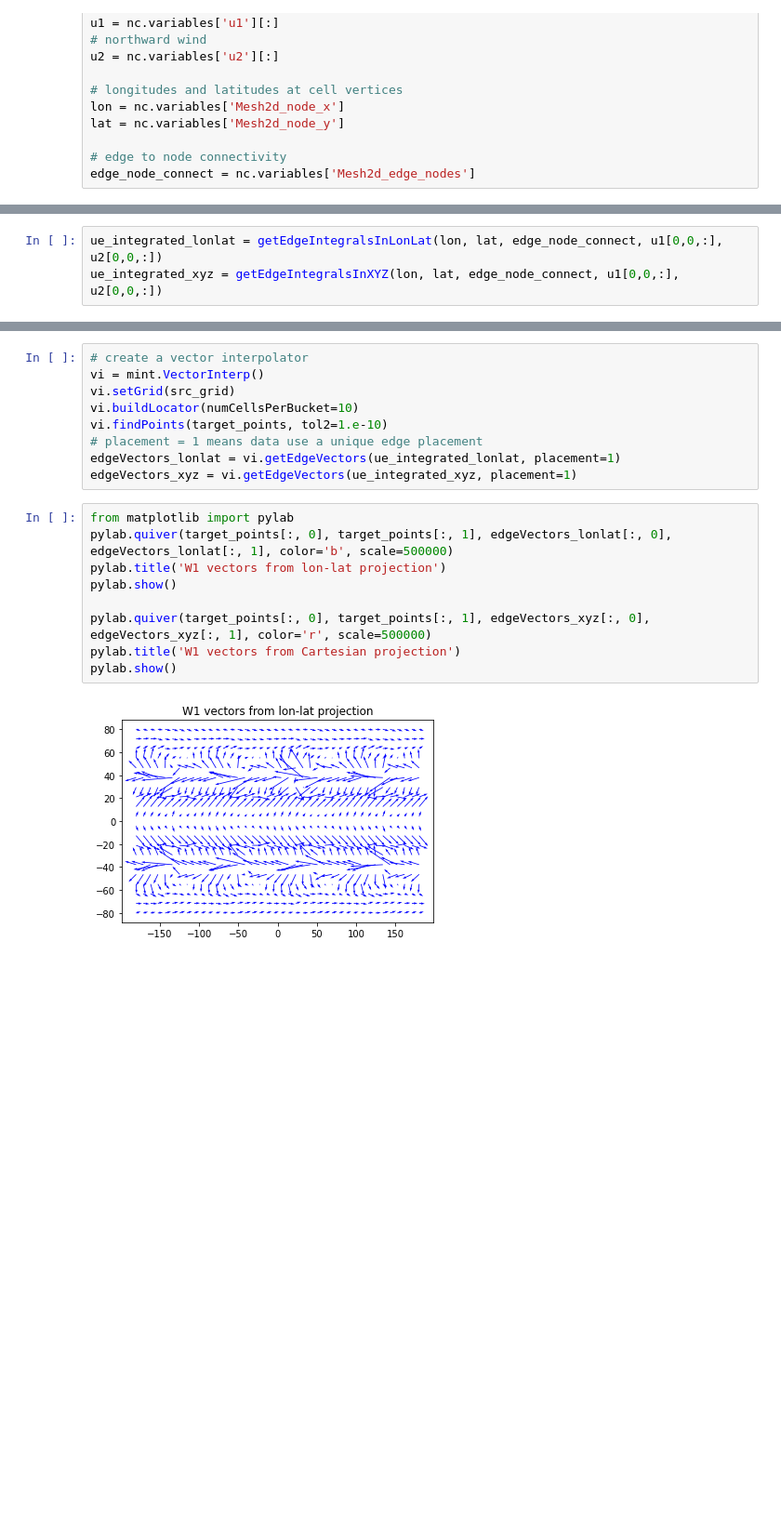
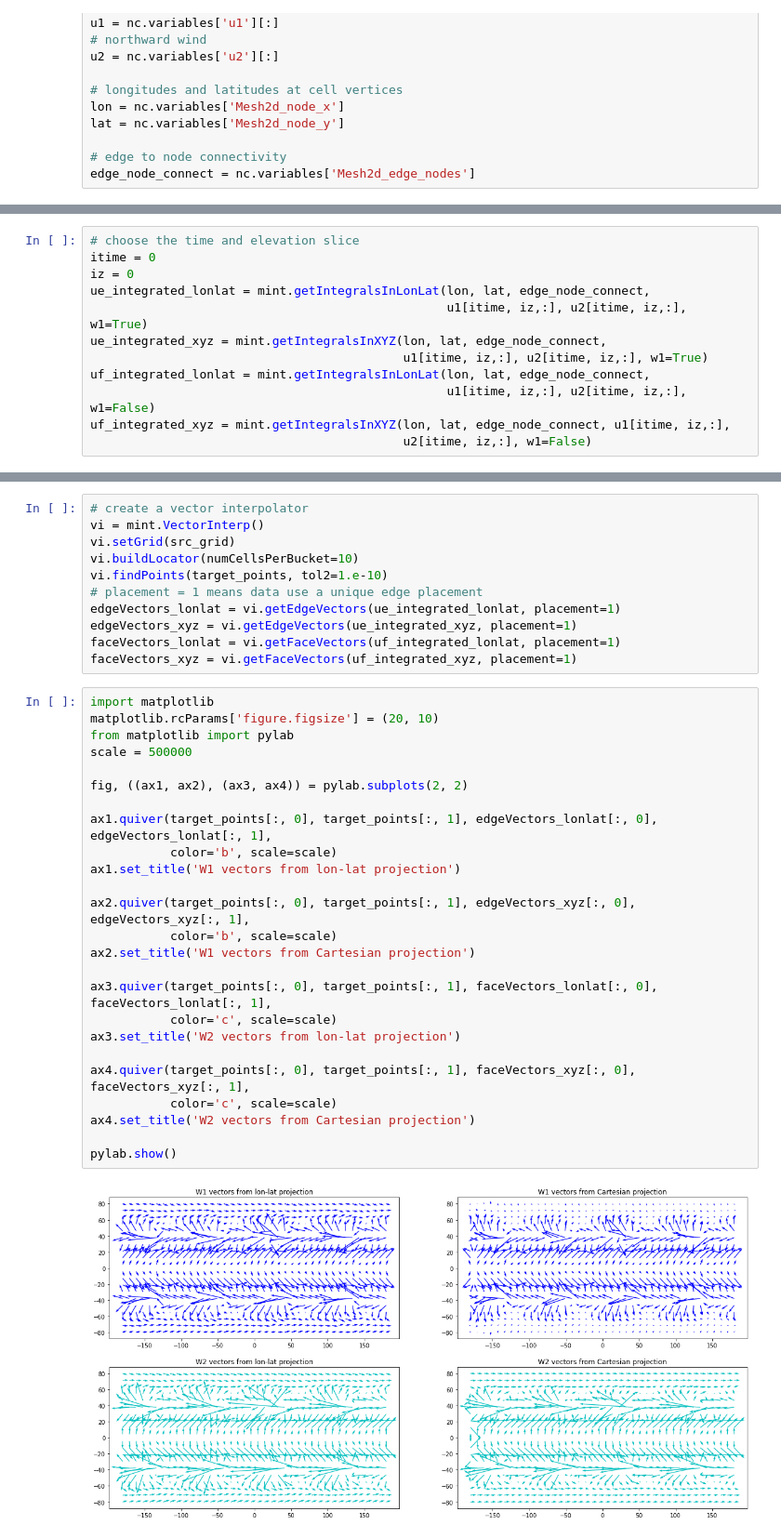
Before and after one commit to pletzer/mint, a Jupyter notebook: mint/notebooks/interpVectorField.ipynb, the cells around one changed output, grey strips where cells are left out. Shown: that part at 93% size. Cells and saved outputs as stored; diff of their text form; blank space fills up the shorter version.

Commit message:
moving getIntegrals methods to mint

```diff
--- a/mint/notebooks/interpVectorField.ipynb
+++ b/mint/notebooks/interpVectorField.ipynb
@@ -128,3 +53,12 @@ def getIntegralsInXYZ(lon, lat, edge_node_connect, u1, u2, edge=True):
 # %%
-ue_integrated_lonlat = getEdgeIntegralsInLonLat(lon, lat, edge_node_connect, u1[0,0,:], u2[0,0,:])
-ue_integrated_xyz = getEdgeIntegralsInXYZ(lon, lat, edge_node_connect, u1[0,0,:], u2[0,0,:])
+# choose the time and elevation slice
+itime = 0
+iz = 0
+ue_integrated_lonlat = mint.getIntegralsInLonLat(lon, lat, edge_node_connect,
+                                                 u1[itime, iz,:], u2[itime, iz,:], w1=True)
+ue_integrated_xyz = mint.getIntegralsInXYZ(lon, lat, edge_node_connect,
+                                           u1[itime, iz,:], u2[itime, iz,:], w1=True)
+uf_integrated_lonlat = mint.getIntegralsInLonLat(lon, lat, edge_node_connect,
+                                                 u1[itime, iz,:], u2[itime, iz,:], w1=False)
+uf_integrated_xyz = mint.getIntegralsInXYZ(lon, lat, edge_node_connect, u1[itime, iz,:],
+                                           u2[itime, iz,:], w1=False)
@@ -144,14 +81,32 @@ vi.findPoints(target_points, tol2=1.e-10)
 # placement = 1 means data use a unique edge placement
 edgeVectors_lonlat = vi.getEdgeVectors(ue_integrated_lonlat, placement=1)
 edgeVectors_xyz = vi.getEdgeVectors(ue_integrated_xyz, placement=1)
+faceVectors_lonlat = vi.getFaceVectors(uf_integrated_lonlat, placement=1)
+faceVectors_xyz = vi.getFaceVectors(uf_integrated_xyz, placement=1)
 # %%
+import matplotlib
+matplotlib.rcParams['figure.figsize'] = (20, 10)
 from matplotlib import pylab
-pylab.quiver(target_points[:, 0], target_points[:, 1], edgeVectors_lonlat[:, 0], edgeVectors_lonlat[:, 1], color='b', scale=500000)
-pylab.title('W1 vectors from lon-lat projection')
+scale = 500000
+
+fig, ((ax1, ax2), (ax3, ax4)) = pylab.subplots(2, 2)
+
+ax1.quiver(target_points[:, 0], target_points[:, 1], edgeVectors_lonlat[:, 0], edgeVectors_lonlat[:, 1],
+           color='b', scale=scale)
+ax1.set_title('W1 vectors from lon-lat projection')
+
+ax2.quiver(target_points[:, 0], target_points[:, 1], edgeVectors_xyz[:, 0], edgeVectors_xyz[:, 1],
+           color='b', scale=scale)
+ax2.set_title('W1 vectors from Cartesian projection')
+
+ax3.quiver(target_points[:, 0], target_points[:, 1], faceVectors_lonlat[:, 0], faceVectors_lonlat[:, 1],
+           color='c', scale=scale)
+ax3.set_title('W2 vectors from lon-lat projection')
+
+ax4.quiver(target_points[:, 0], target_points[:, 1], faceVectors_xyz[:, 0], faceVectors_xyz[:, 1],
+           color='c', scale=scale)
+ax4.set_title('W2 vectors from Cartesian projection')
+
 pylab.show()
-
-pylab.quiver(target_points[:, 0], target_points[:, 1], edgeVectors_xyz[:, 0], edgeVectors_xyz[:, 1], color='r', scale=500000)
-pylab.title('W1 vectors from Cartesian projection')
-pylab.show()
 # %% [output]
-[figure, old version]
+[figure, new version]
```
Also changed, not shown: parts of 8 cells of this notebook, 2 other files.
